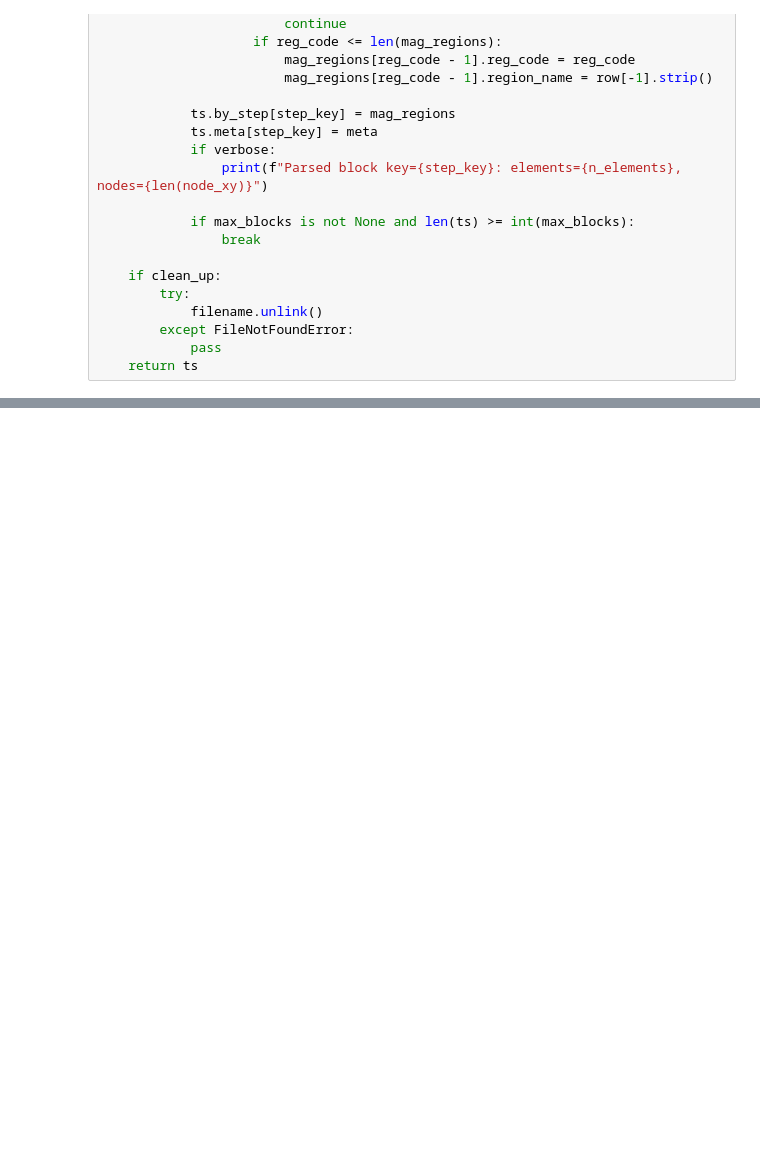
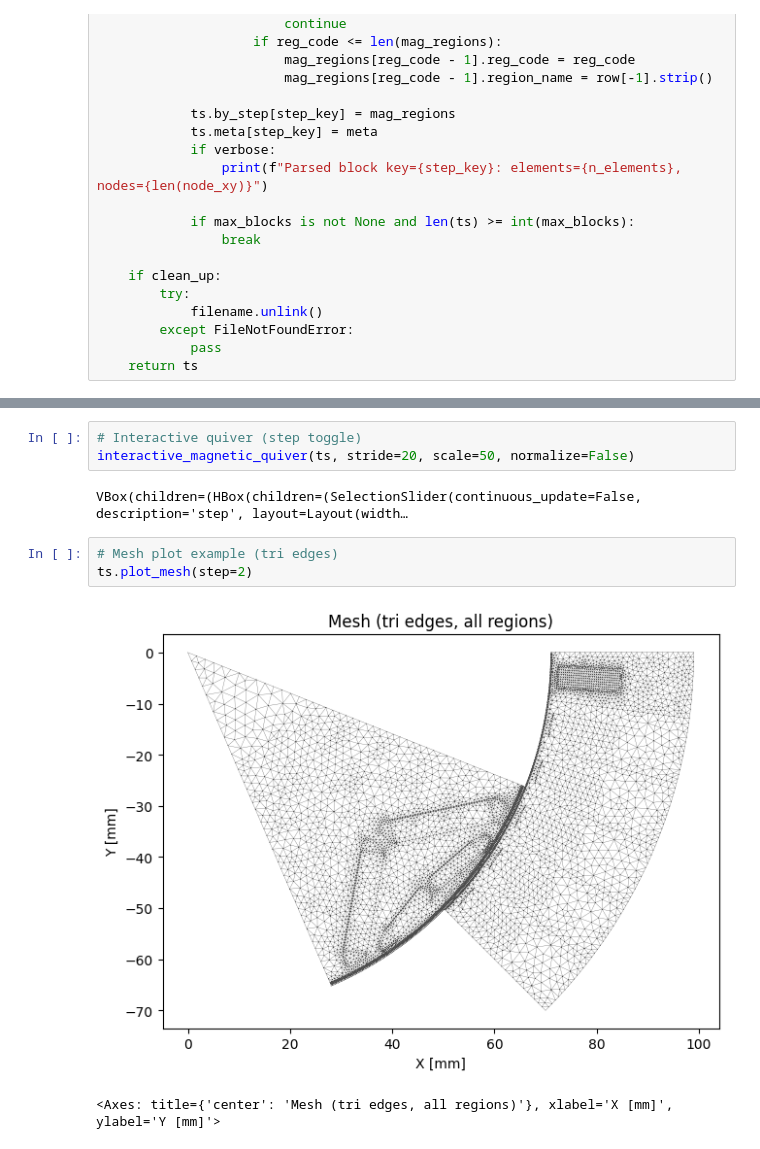
Before and after one commit to enjoyneer87/eMach, a Jupyter notebook: mlxperPJT/KETI/pyMCAD_element.ipynb, the cells around one changed output, grey strips where cells are left out. Drawn from its saved outputs; the diff is of its cells as text; blank space fills up the shorter version.

```diff
--- a/mlxperPJT/KETI/pyMCAD_element.ipynb
+++ b/mlxperPJT/KETI/pyMCAD_element.ipynb
@@ -937,0 +1072,11 @@ def get_stress_data(mc, clean_up=True):
+# %%
+# Interactive quiver (step toggle)
+interactive_magnetic_quiver(ts, stride=20, scale=50, normalize=False)
+# %% [output]
+VBox(children=(HBox(children=(SelectionSlider(continuous_update=False, description='step', layout=Layout(width…
+# %%
+# Mesh plot example (tri edges)
+ts.plot_mesh(step=2)
+# %% [output]
+[figure, added]
+<Axes: title={'center': 'Mesh (tri edges, all regions)'}, xlabel='X [mm]', ylabel='Y [mm]'>
```
Also changed, not shown: parts of 7 cells of this notebook, 11 other files.
